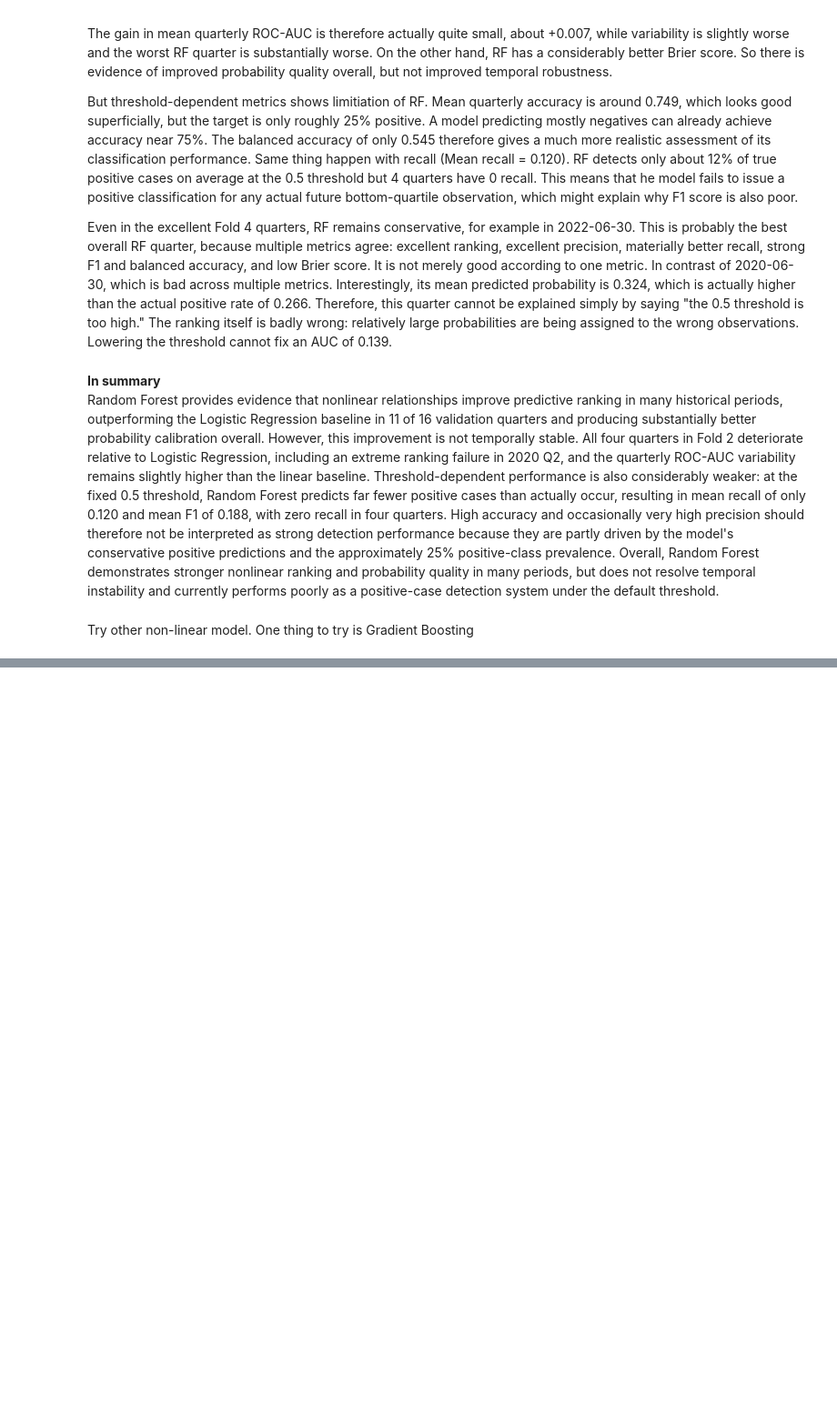
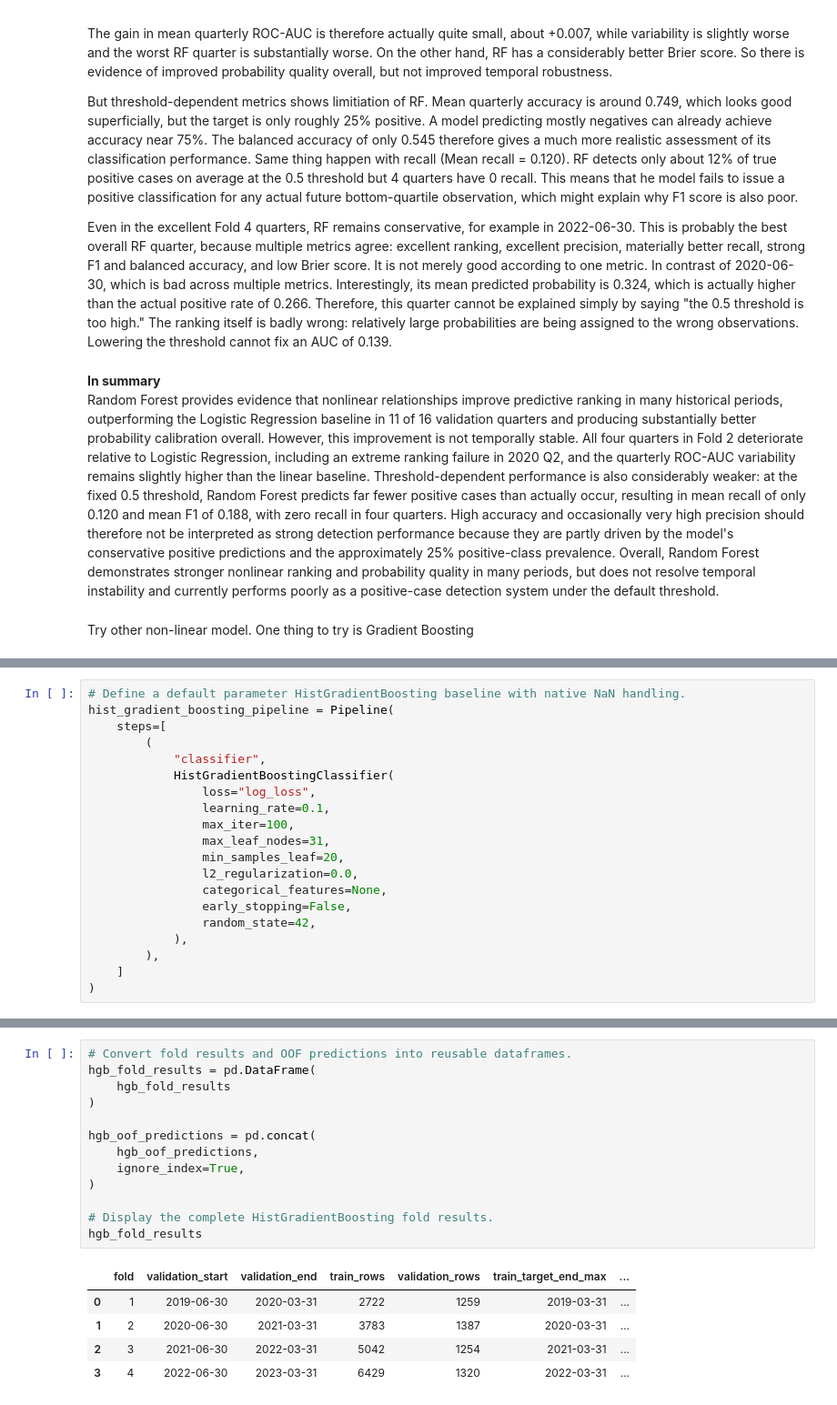
Before and after one commit to terra9/superannuation-performance-early-warning, a Jupyter notebook: notebooks/baseline_modelling.ipynb, the cells around one changed output, grey strips where cells are left out. Shown at 91% size. Saved outputs shown, nothing was run; the diff lists cells and outputs as text; blank space fills up the shorter version.

```diff
--- a/notebooks/baseline_modelling.ipynb
+++ b/notebooks/baseline_modelling.ipynb
@@ -2984,0 +2993,20 @@ Try other non-linear model. One thing to try is Gradient Boosting
+# %%
+# Define a default parameter HistGradientBoosting baseline with native NaN handling.
+hist_gradient_boosting_pipeline = Pipeline(
+    steps=[
+        (
+            "classifier",
+            HistGradientBoostingClassifier(
+                loss="log_loss",
+                learning_rate=0.1,
+                max_iter=100,
+                max_leaf_nodes=31,
+                min_samples_leaf=20,
+                l2_regularization=0.0,
+                categorical_features=None,
+                early_stopping=False,
+                random_state=42,
+            ),
+        ),
+    ]
+)
@@ -2984,0 +3120,19 @@ Try other non-linear model. One thing to try is Gradient Boosting
+# %%
+# Convert fold results and OOF predictions into reusable dataframes.
+hgb_fold_results = pd.DataFrame(
+    hgb_fold_results
+)
+
+hgb_oof_predictions = pd.concat(
+    hgb_oof_predictions,
+    ignore_index=True,
+)
+
+# Display the complete HistGradientBoosting fold results.
+hgb_fold_results
+# %% [output]
+|  | fold | validation_start | validation_end | train_rows | validation_rows | train_target_end_max | ... |
+| 0 | 1 | 2019-06-30 | 2020-03-31 | 2722 | 1259 | 2019-03-31 | ... |
+| 1 | 2 | 2020-06-30 | 2021-03-31 | 3783 | 1387 | 2020-03-31 | ... |
+| 2 | 3 | 2021-06-30 | 2022-03-31 | 5042 | 1254 | 2021-03-31 | ... |
+| 3 | 4 | 2022-06-30 | 2023-03-31 | 6429 | 1320 | 2022-03-31 | ... |
```
Also changed, not shown: parts of 20 cells of this notebook.
